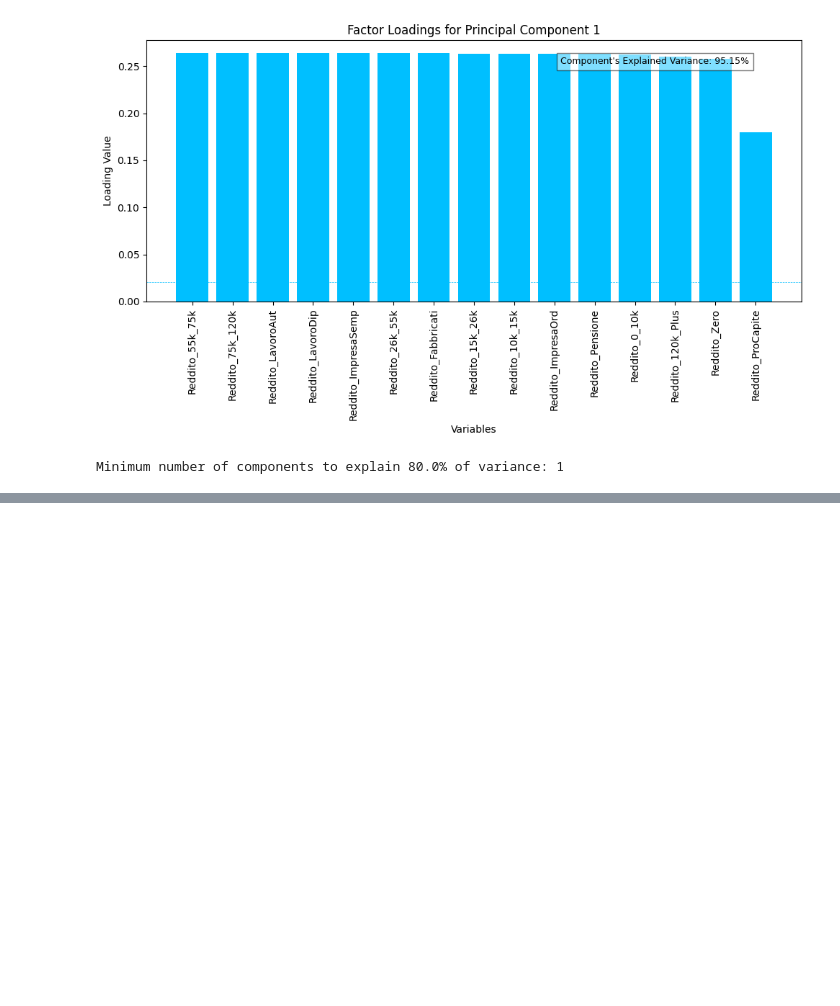
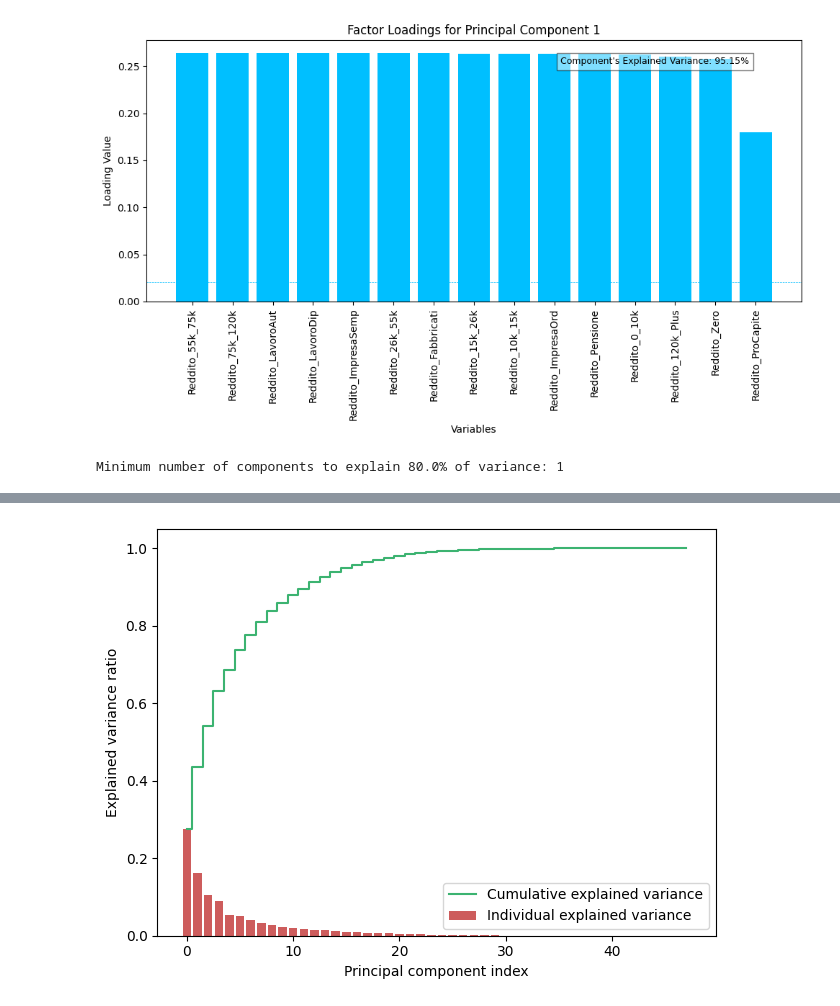
Before and after one commit to leonardoguida/real_estate_predictive_model, a Jupyter notebook: fileexploration.ipynb, the cells around one changed output, grey strips where cells are left out. Saved outputs shown, nothing was run; the diff lists cells and outputs as text; code cells hidden in the pictures; blank space fills up the shorter version.

Commit message:
pca su variabili turistiche

```diff
--- a/fileexploration.ipynb
+++ b/fileexploration.ipynb
@@ -391,0 +412,2 @@ Minimum number of components to explain 80.0% of variance: 1
+# %%
+df = pd.get_dummies(df, columns= ['Tipo di località'])
@@ -391,0 +432,9 @@ Minimum number of components to explain 80.0% of variance: 1
+# %%
+# andiamo a selezionare le colonne che ci interessano
+var_turistiche = df[['Esercizi a 5 stelle', 'Letti', 'Camere', 'Bagni', 'Esercizi a 4 stelle', 'Letti.1', 'Camere.1', 'Bagni.1', 'Esercizi a 3 stelle', 'Letti.2', 'Camere.2', 'Bagni.2', 'Esercizi a 2 stelle', 'Letti.3', 'Camere.3', 'Bagni.3', 'Esercizi a 1 stella', 'Letti.4', 'Camere.4', 'Bagni.4', 'Esercizi turistico-alberghiere', 'Letti.5', 'Camere.5', 'Bagni.5', 'Esercizi alberghieri', 'Letti.6', 'Camere.6', 'Bagni.6', 'Numero campeggi e villaggi turistici', 'Letti.7', 'Numero di alloggi in affitto gestiti in forma imprenditoriale', 'Letti.8', 'Numero di agriturismi', 'Letti.9', 'Numero di ostelli per la gioventù', 'Letti.10', 'Numero di case per ferie', 'Letti.11', 'Numero di rifugi alpini', 'Letti.12', 'Numero di altri esercizi ricettivi', 'Letti.13', 'Numero di b&b', 'Letti.14', 'Numero di esercizi extra-alberghieri', 'Letti.15', 'Numero', 'Letti.16']]
+
+
+# Controllare la presenza di valori NaN
+nan_summary = var_turistiche.isna().sum()
+print("Valori NaN per colonna:")
+print(nan_summary)
@@ -391,0 +459,7 @@ Minimum number of components to explain 80.0% of variance: 1
+# %%
+cols2 = var_turistiche.columns
+
+# Standardize the data
+df_standardized2 = scaler.fit_transform(var_turistiche)
+df_standardized2 = pd.DataFrame(df_standardized2, columns=cols2) #Ricreo df perchè lo scaler restituisce array
+df_standardized2.head()
@@ -391,0 +474,23 @@ Minimum number of components to explain 80.0% of variance: 1
+# %%
+# Fit the PCA
+pca = PCA(n_components=df_standardized2.shape[1]) #Componenti = numero di colonne
+pca.fit(df_standardized2)
+# Transform the data
+x_new_cols = df_standardized2.columns
+x_new = pca.fit_transform(df_standardized2)
+# %%
+# Explained variance ratio
+exp_var_pca = pca.explained_variance_ratio_
+# Cumulative sum of eigenvalues; This will be used to create step plot
+# for visualizing the variance explained by each principal component.
+cum_sum_eigenvalues = np.cumsum(exp_var_pca)
+# Create the visualization plot
+plt.bar(range(0,len(exp_var_pca)), exp_var_pca, align='center', label='Individual explained variance', color=color_red)
+plt.step(range(0,len(cum_sum_eigenvalues)), cum_sum_eigenvalues, where='mid',label='Cumulative explained variance', color=color_green)
+plt.ylabel('Explained variance ratio')
+plt.xlabel('Principal component index')
+plt.legend(loc='best')
+plt.tight_layout()
+plt.show()
+# %% [output]
+[figure, added]
```
Also changed, not shown: parts of 24 cells of this notebook.
